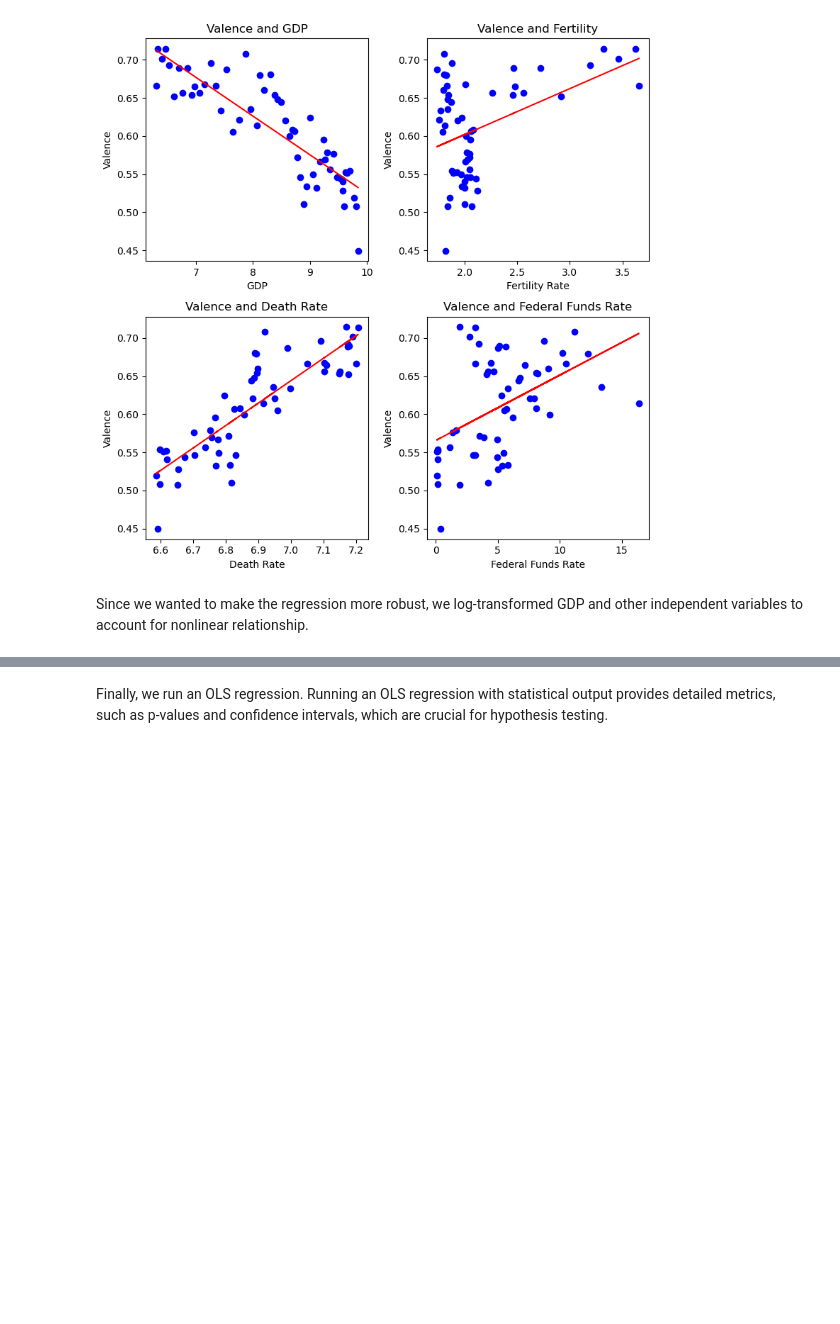
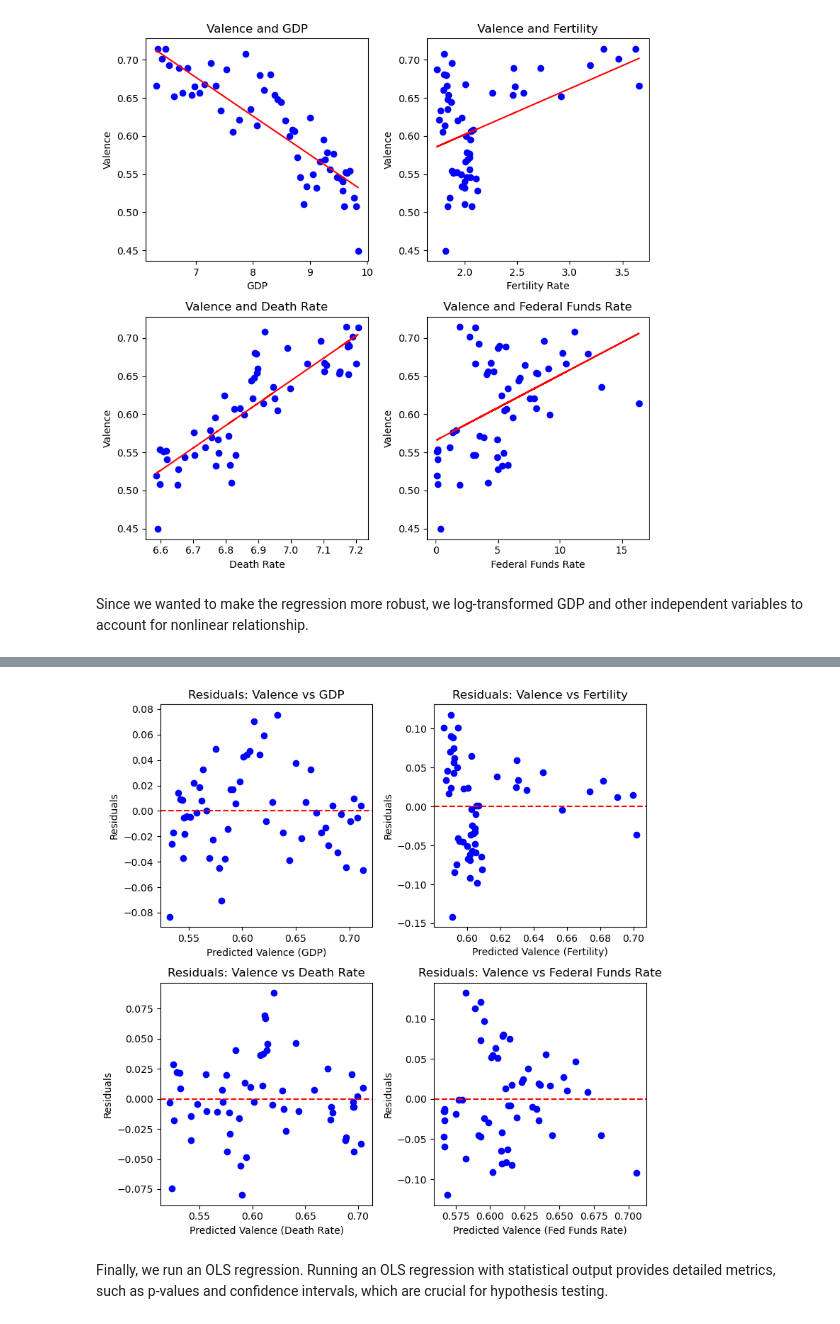
Before and after one commit to yp358/info2950-proj, a Jupyter notebook: phase4_sandy2.ipynb, the cells around one changed output, grey strips where cells are left out. Cells and saved outputs as stored; diff of their text form; code cells hidden in the pictures; blank space fills up the shorter version.

```diff
--- a/phase4_sandy2.ipynb
+++ b/phase4_sandy2.ipynb
@@ -471,3 +472,86 @@ NameError: name 'X' is not defined
+# %%
+def generate_residual_plot(pred, resid):
+    sns.scatterplot(x=pred, y=resid, marker="o")
+    plt.axhline(y=0, color="black", linestyle='--')
+    plt.xlabel("Predicted Values")
+    plt.ylabel("Residuals")
+    plt.title("Residual Plot")
+    plt.show()
+
+
+fig, axs = plt.subplots(2, 2, figsize=(8, 8))
+
+# GDP and Valence
+X_gdp = averagefinal[["avg_gdp"]].values
+y_gdp = averagefinal["avg_valence"].values
+model = LinearRegression().fit(X_gdp, y_gdp)
+y_pred_gdp = model.predict(X_gdp)
+
+
+residuals_gdp = y_gdp - y_pred_gdp
+
+
+axs[0, 0].scatter(y_pred_gdp, residuals_gdp, color="blue")
+axs[0, 0].axhline(y=0, color='red', linestyle='--')  # Add a line at zero
+axs[0, 0].set_title("Residuals: Valence vs GDP")
+axs[0, 0].set_xlabel("Predicted Valence (GDP)")
+axs[0, 0].set_ylabel("Residuals")
+
+# Fertility and Valence
+X_fertility = averagefinal[["avg_fertility"]].values
+y_fertility = averagefinal["avg_valence"].values
+model = LinearRegression().fit(X_fertility, y_fertility)
+y_pred_fertility = model.predict(X_fertility)
+
+
+residuals_fertility = y_fertility - y_pred_fertility
+
+
+axs[0, 1].scatter(y_pred_fertility, residuals_fertility, color="blue")
+axs[0, 1].axhline(y=0, color='red', linestyle='--')  # Add a line at zero
+axs[0, 1].set_title("Residuals: Valence vs Fertility")
+axs[0, 1].set_xlabel("Predicted Valence (Fertility)")
+axs[0, 1].set_ylabel("Residuals")
+
+# Death Rate and Valence
+X_deathrate = averagefinal[["avg_deathrate"]].values
+y_deathrate = averagefinal["avg_valence"].values
+model = LinearRegression().fit(X_deathrate, y_deathrate)
+y_pred_deathrate = model.predict(X_deathrate)
+
+
+residuals_deathrate = y_deathrate - y_pred_deathrate
+
+
+axs[1, 0].scatter(y_pred_deathrate, residuals_deathrate, color="blue")
+axs[1, 0].axhline(y=0, color='red', linestyle='--')  # Add a line at zero
+axs[1, 0].set_title("Residuals: Valence vs Death Rate")
+axs[1, 0].set_xlabel("Predicted Valence (Death Rate)")
+axs[1, 0].set_ylabel("Residuals")
+
+# Federal Funds Rate and Valence
+X_fedfundrate = averagefinal[["avg_fedfundrate"]].values
+y_fedfundrate = averagefinal["avg_valence"].values
+model = LinearRegression().fit(X_fedfundrate, y_fedfundrate)
+y_pred_fedfundrate = model.predict(X_fedfundrate)
+
+
+residuals_fedfundrate = y_fedfundrate - y_pred_fedfundrate
+
+
+axs[1, 1].scatter(y_pred_fedfundrate, residuals_fedfundrate, color="blue")
+axs[1, 1].axhline(y=0, color='red', linestyle='--')  # Add a line at zero
+axs[1, 1].set_title("Residuals: Valence vs Federal Funds Rate")
+axs[1, 1].set_xlabel("Predicted Valence (Fed Funds Rate)")
+axs[1, 1].set_ylabel("Residuals")
+
+
+plt.tight_layout()
+
+# Show the plot
+plt.show()
+# %% [output]
+[figure, added]
 # %% [markdown]
 Finally, we run an OLS regression. Running an OLS regression with statistical output provides detailed metrics, such as p-values and confidence intervals, which are crucial for hypothesis testing.
 # %%
```
Also changed, not shown: parts of 2 cells of this notebook, 1 other file.
